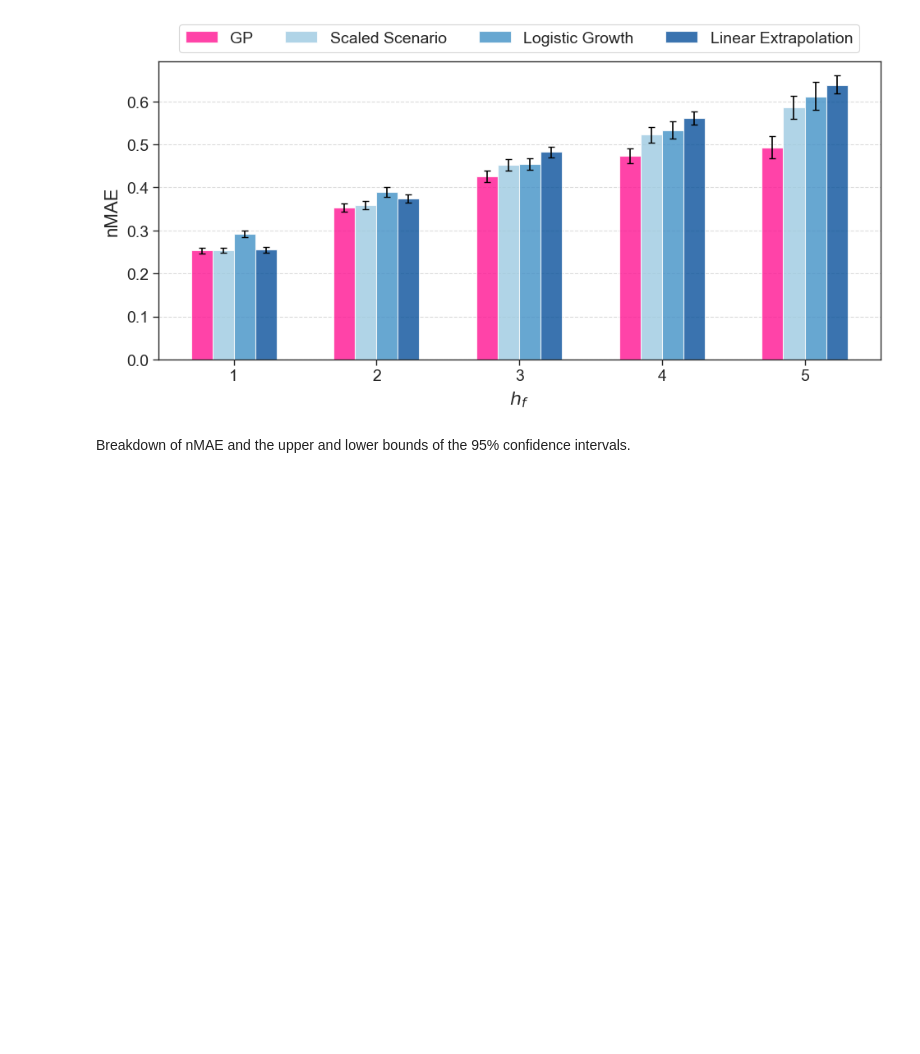
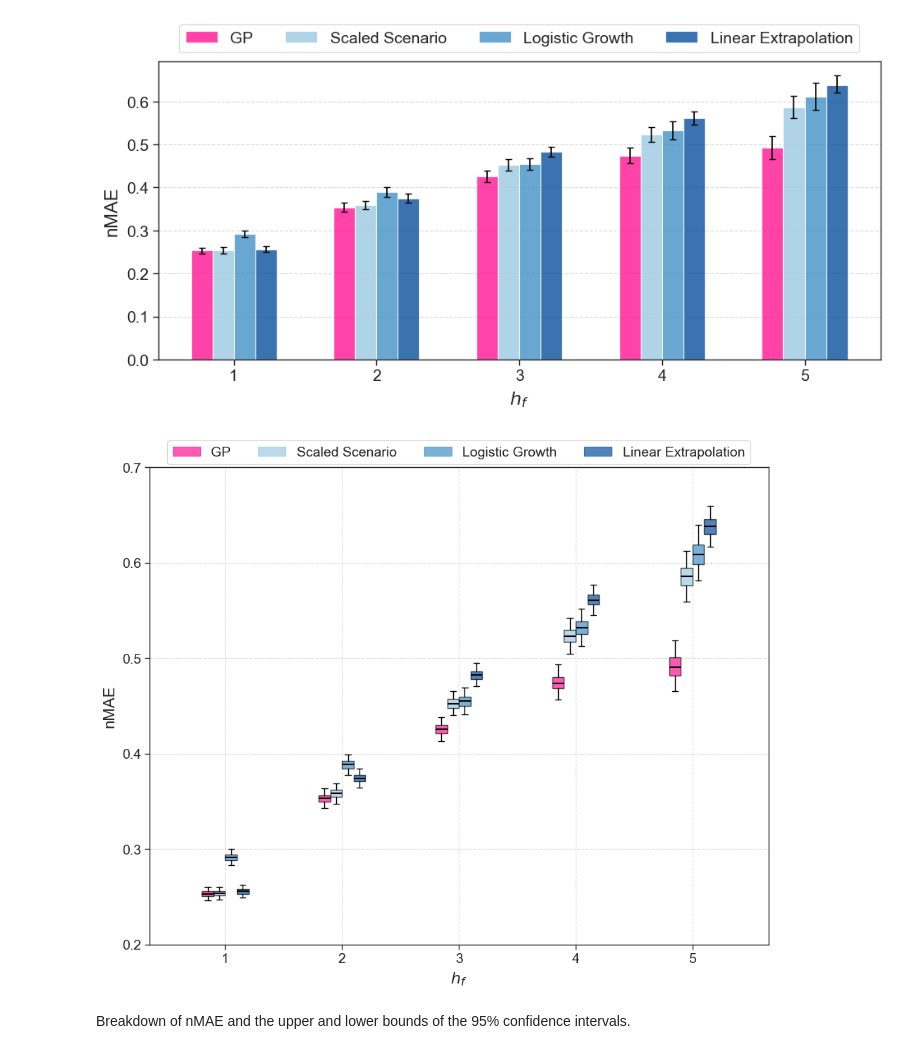
Before and after one commit to isaacflower/EVAdoptionForecastingFramework, a Jupyter notebook: notebooks/main.ipynb, the cells around one changed output. Cells and saved outputs as stored; diff of their text form; code cells hidden in the pictures; blank space fills up the shorter version.

```diff
--- a/notebooks/main.ipynb
+++ b/notebooks/main.ipynb
@@ -1294,3 +1600,7 @@ baseline_nmae_comparator.plot_combined_nmae(combined_df, save_file_path='../figu
+# %%
+baseline_nmae_comparator.plot_combined_nmae_boxplot(combined_df, figsize=(10, 8), save_file_path='../figures/normalised_mae_baseline_comparison_boxplot.pdf')
+# %% [output]
+[figure, added]
 # %% [markdown]
 Breakdown of nMAE and the upper and lower bounds of the 95% confidence intervals.
 # %%
```
Also changed, not shown: parts of 43 cells of this notebook.
